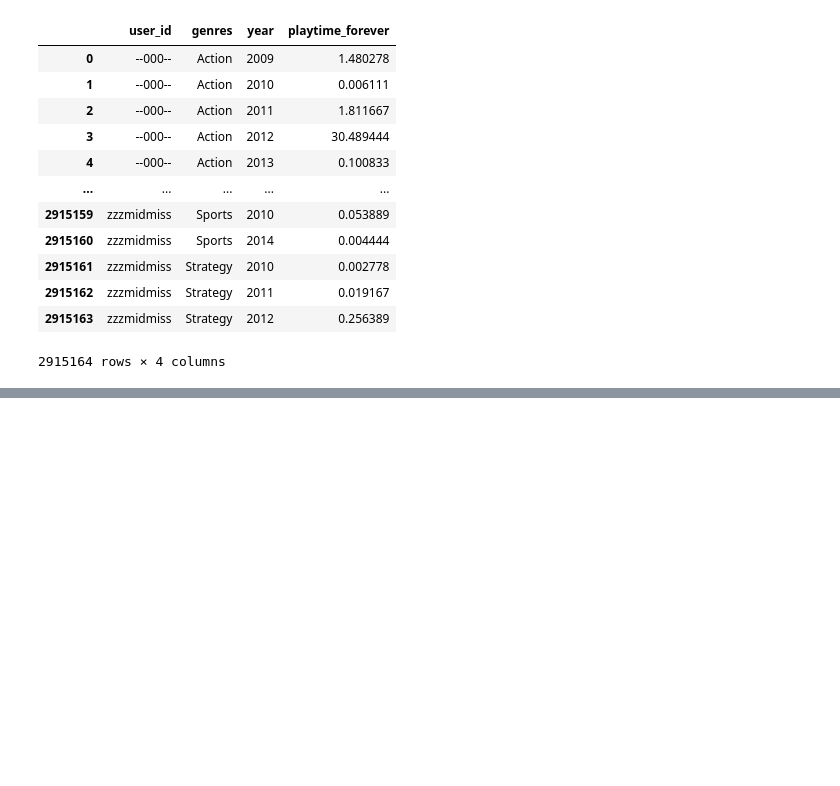
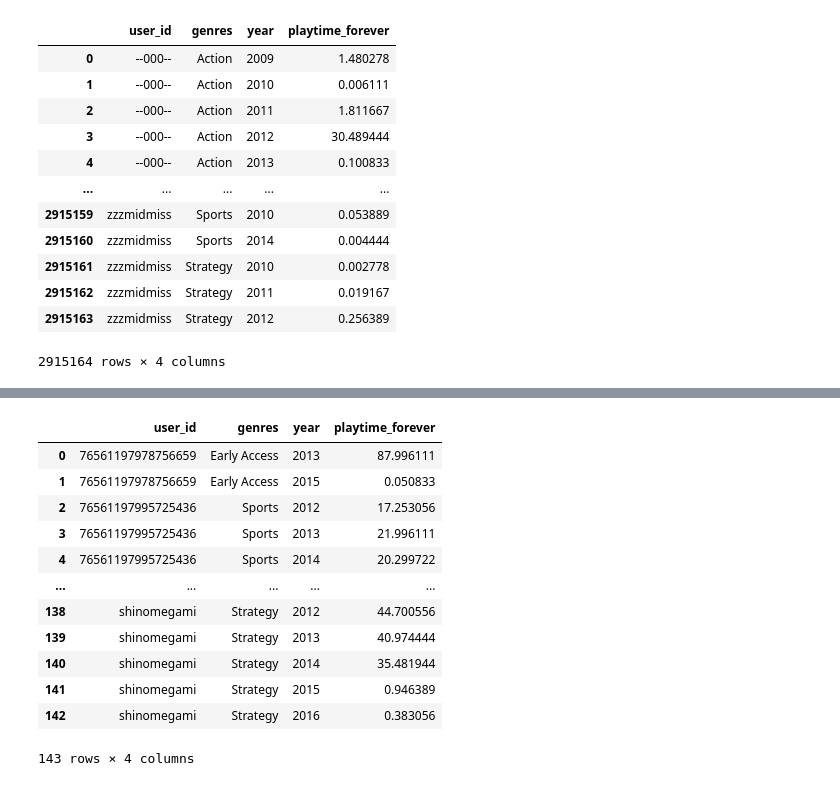
Before and after one commit to FabianRecalde/MachineLearning_Steam, a Jupyter notebook: datasets_auxiliares.ipynb, the cells around one changed output, grey strips where cells are left out. Cells and saved outputs as stored; diff of their text form; code cells hidden in the pictures; blank space fills up the shorter version.

```diff
--- a/datasets_auxiliares.ipynb
+++ b/datasets_auxiliares.ipynb
@@ -143,2 +189,22 @@ user_total_playtime_general
+# %%
+# Realizar una operación de unión basada en las columnas user_id y genres
+user_total_playtime_general = user_total_playtime_general.merge(max_playtime_highest_per_genre[['user_id', 'genres']], on=['user_id', 'genres'], how='inner')
+
+# Mostrar el dataframe filtrado
+user_total_playtime_general
+# %% [output]
+|  | user_id | genres | year | playtime_forever |
+| 0 | 76561197978756659 | Early Access | 2013 | 87.996111 |
+| 1 | 76561197978756659 | Early Access | 2015 | 0.050833 |
+| 2 | 76561197995725436 | Sports | 2012 | 17.253056 |
+| 3 | 76561197995725436 | Sports | 2013 | 21.996111 |
+| 4 | 76561197995725436 | Sports | 2014 | 20.299722 |
+| ... | ... | ... | ... | ... |
+| 138 | shinomegami | Strategy | 2012 | 44.700556 |
+| 139 | shinomegami | Strategy | 2013 | 40.974444 |
+| 140 | shinomegami | Strategy | 2014 | 35.481944 |
+| 141 | shinomegami | Strategy | 2015 | 0.946389 |
+| 142 | shinomegami | Strategy | 2016 | 0.383056 |
+143 rows × 4 columns
 # %%
 user_total_playtime_general.to_parquet('user_total_playtime_general.parquet')
```
Also changed, not shown: parts of 2 cells of this notebook, 1 other file.
